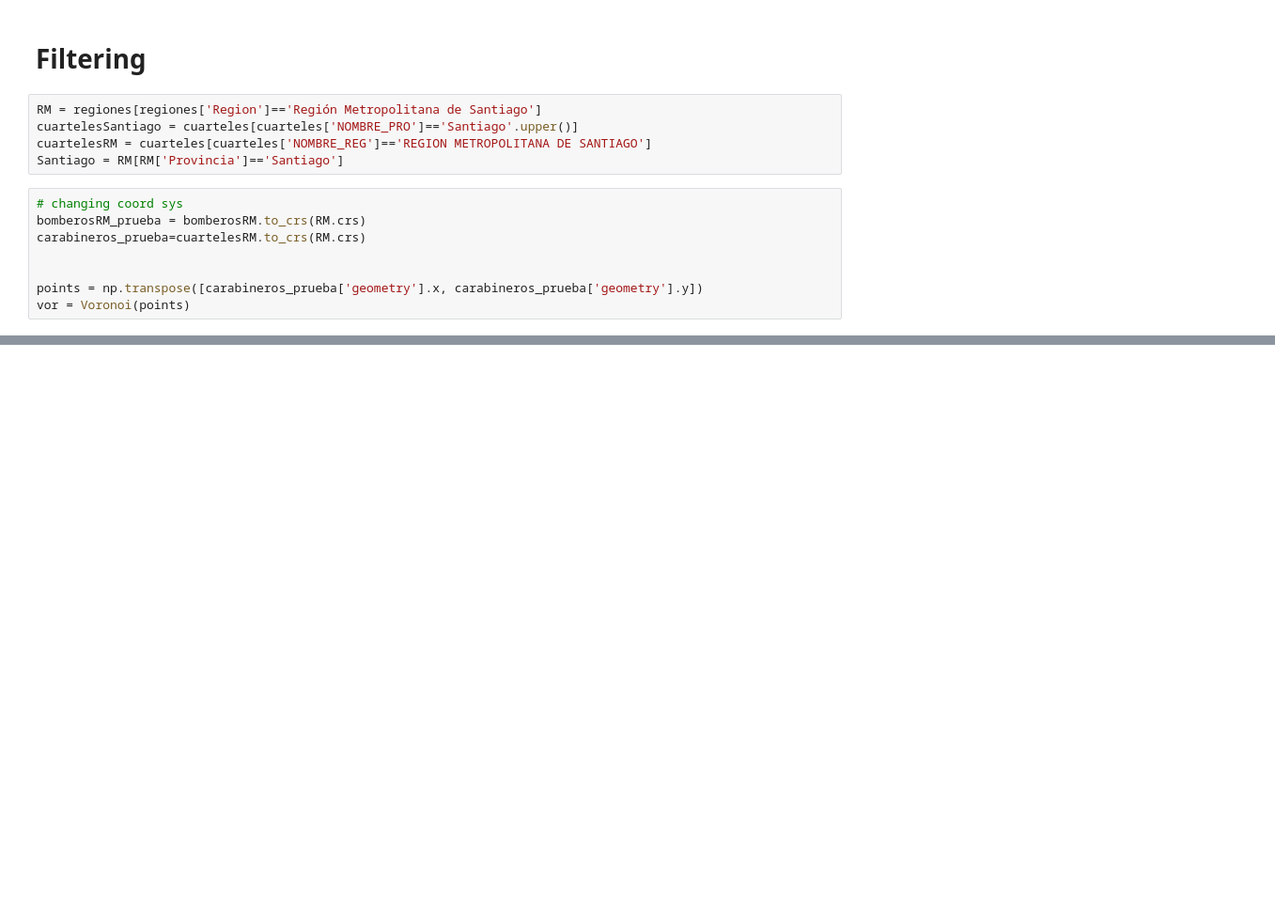
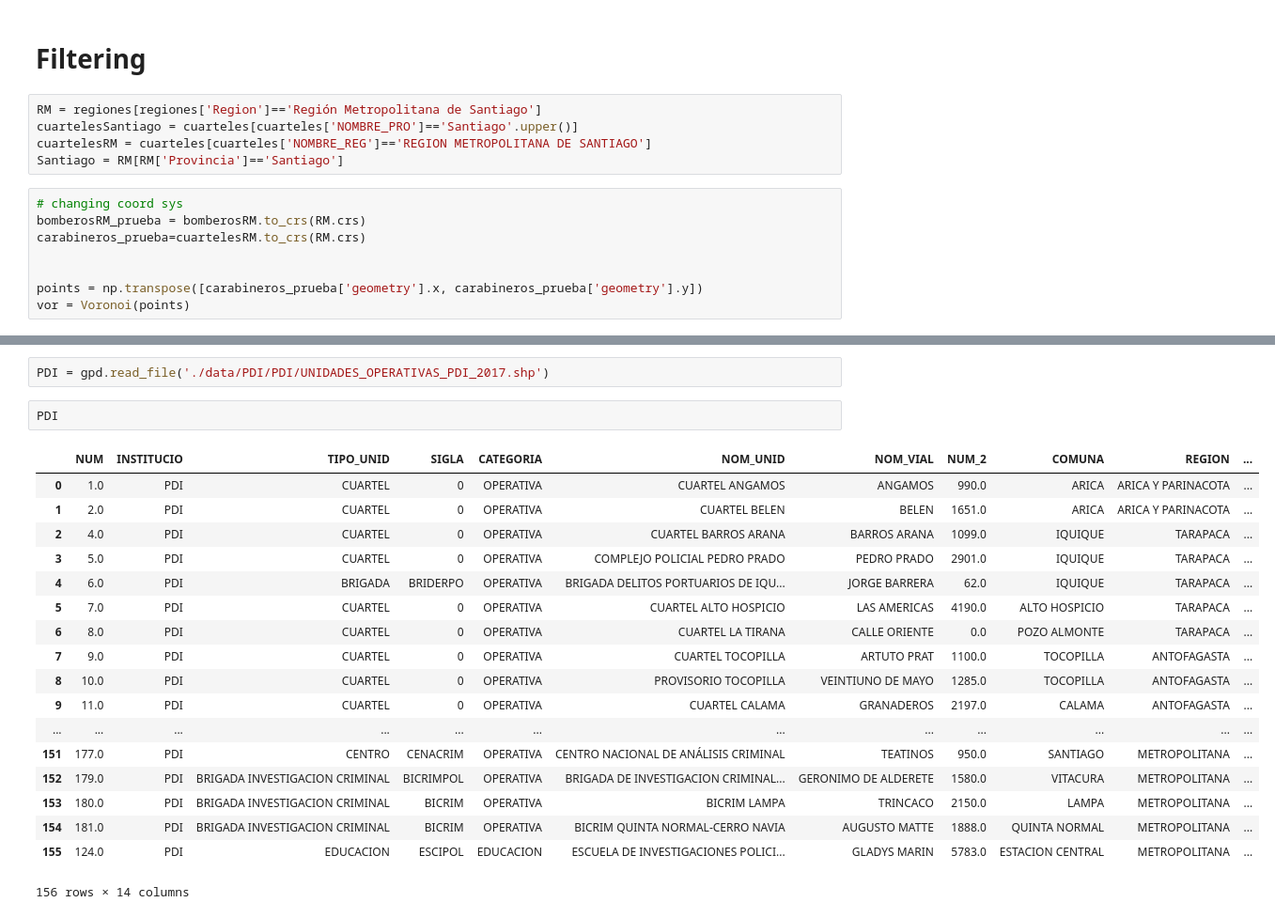
Before and after one commit to CeMasChile/Proyecto-Medicina, a Jupyter notebook: First_Test.ipynb, the cells around one changed output, grey strips where cells are left out. Shown at 94% size. Cells and saved outputs as stored; diff of their text form; blank space fills up the shorter version.

```diff
--- a/First_Test.ipynb
+++ b/First_Test.ipynb
@@ -53,0 +112,23 @@ fig.tight_layout()
+# %%
+PDI = gpd.read_file('./data/PDI/PDI/UNIDADES_OPERATIVAS_PDI_2017.shp')
+# %%
+PDI
+# %% [output]
+|  | NUM | INSTITUCIO | TIPO_UNID | SIGLA | CATEGORIA | NOM_UNID | NOM_VIAL | NUM_2 | COMUNA | REGION | ... |
+| 0 | 1.0 | PDI | CUARTEL | 0 | OPERATIVA | CUARTEL ANGAMOS | ANGAMOS | 990.0 | ARICA | ARICA Y PARINACOTA | ... |
+| 1 | 2.0 | PDI | CUARTEL | 0 | OPERATIVA | CUARTEL BELEN | BELEN | 1651.0 | ARICA | ARICA Y PARINACOTA | ... |
+| 2 | 4.0 | PDI | CUARTEL | 0 | OPERATIVA | CUARTEL BARROS ARANA | BARROS ARANA | 1099.0 | IQUIQUE | TARAPACA | ... |
+| 3 | 5.0 | PDI | CUARTEL | 0 | OPERATIVA | COMPLEJO POLICIAL PEDRO PRADO | PEDRO PRADO | 2901.0 | IQUIQUE | TARAPACA | ... |
+| 4 | 6.0 | PDI | BRIGADA | BRIDERPO | OPERATIVA | BRIGADA DELITOS PORTUARIOS DE IQU... | JORGE BARRERA | 62.0 | IQUIQUE | TARAPACA | ... |
+| 5 | 7.0 | PDI | CUARTEL | 0 | OPERATIVA | CUARTEL ALTO HOSPICIO | LAS AMERICAS | 4190.0 | ALTO HOSPICIO | TARAPACA | ... |
+| 6 | 8.0 | PDI | CUARTEL | 0 | OPERATIVA | CUARTEL LA TIRANA | CALLE ORIENTE | 0.0 | POZO ALMONTE | TARAPACA | ... |
+| 7 | 9.0 | PDI | CUARTEL | 0 | OPERATIVA | CUARTEL TOCOPILLA | ARTUTO PRAT | 1100.0 | TOCOPILLA | ANTOFAGASTA | ... |
+| 8 | 10.0 | PDI | CUARTEL | 0 | OPERATIVA | PROVISORIO TOCOPILLA | VEINTIUNO DE MAYO | 1285.0 | TOCOPILLA | ANTOFAGASTA | ... |
+| 9 | 11.0 | PDI | CUARTEL | 0 | OPERATIVA | CUARTEL CALAMA | GRANADEROS | 2197.0 | CALAMA | ANTOFAGASTA | ... |
+| ... | ... | ... | ... | ... | ... | ... | ... | ... | ... | ... | ... |
+| 151 | 177.0 | PDI | CENTRO | CENACRIM | OPERATIVA | CENTRO NACIONAL DE ANÁLISIS CRIMINAL | TEATINOS | 950.0 | SANTIAGO | METROPOLITANA | ... |
+| 152 | 179.0 | PDI | BRIGADA INVESTIGACION CRIMINAL | BICRIMPOL | OPERATIVA | BRIGADA DE INVESTIGACION CRIMINAL... | GERONIMO DE ALDERETE | 1580.0 | VITACURA | METROPOLITANA | ... |
+| 153 | 180.0 | PDI | BRIGADA INVESTIGACION CRIMINAL | BICRIM | OPERATIVA | BICRIM LAMPA | TRINCACO | 2150.0 | LAMPA | METROPOLITANA | ... |
+| 154 | 181.0 | PDI | BRIGADA INVESTIGACION CRIMINAL | BICRIM | OPERATIVA | BICRIM QUINTA NORMAL-CERRO NAVIA | AUGUSTO MATTE | 1888.0 | QUINTA NORMAL | METROPOLITANA | ... |
+| 155 | 124.0 | PDI | EDUCACION | ESCIPOL | EDUCACION | ESCUELA DE INVESTIGACIONES POLICI... | GLADYS MARIN | 5783.0 | ESTACION CENTRAL | METROPOLITANA | ... |
+156 rows × 14 columns
```
Also changed, not shown: parts of 7 cells of this notebook, 1 other file.
